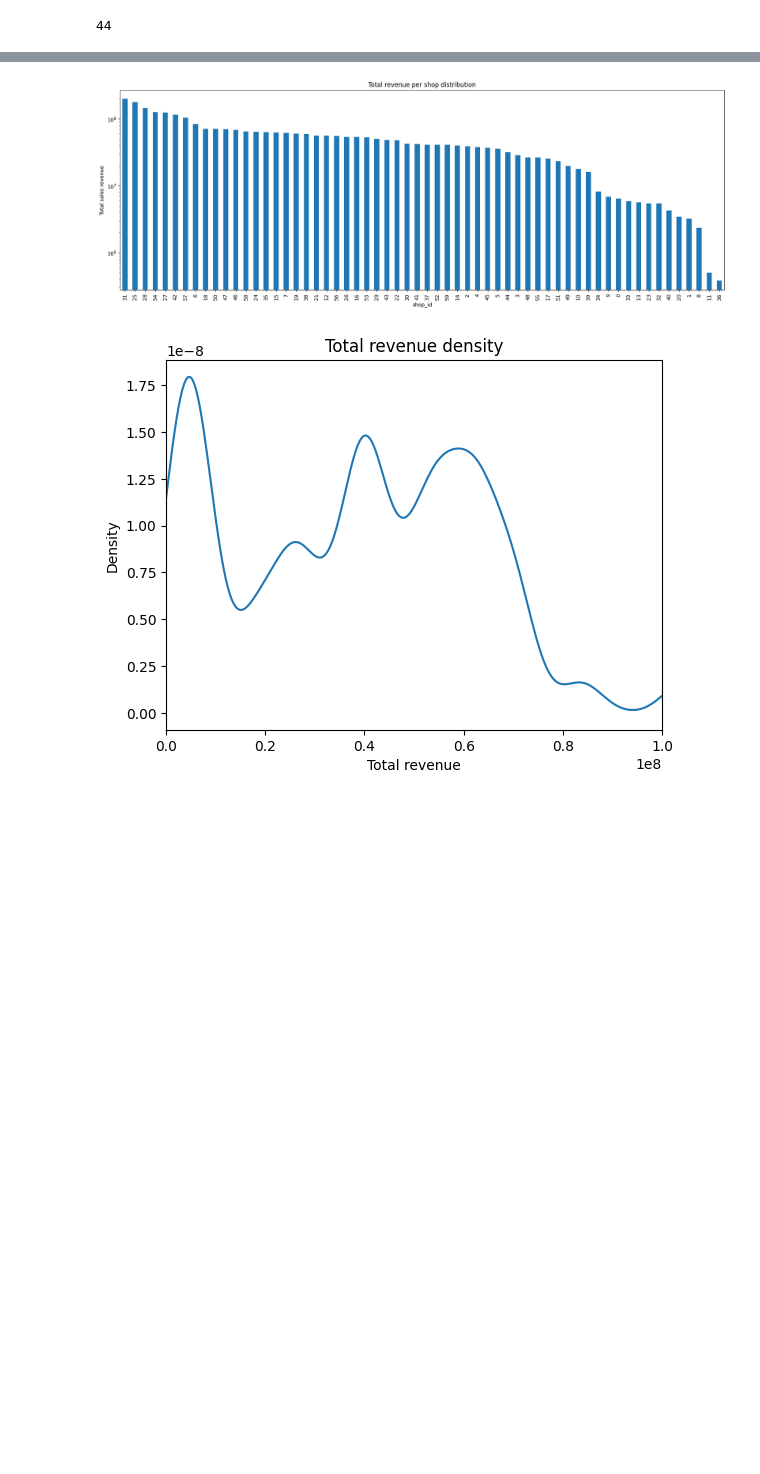
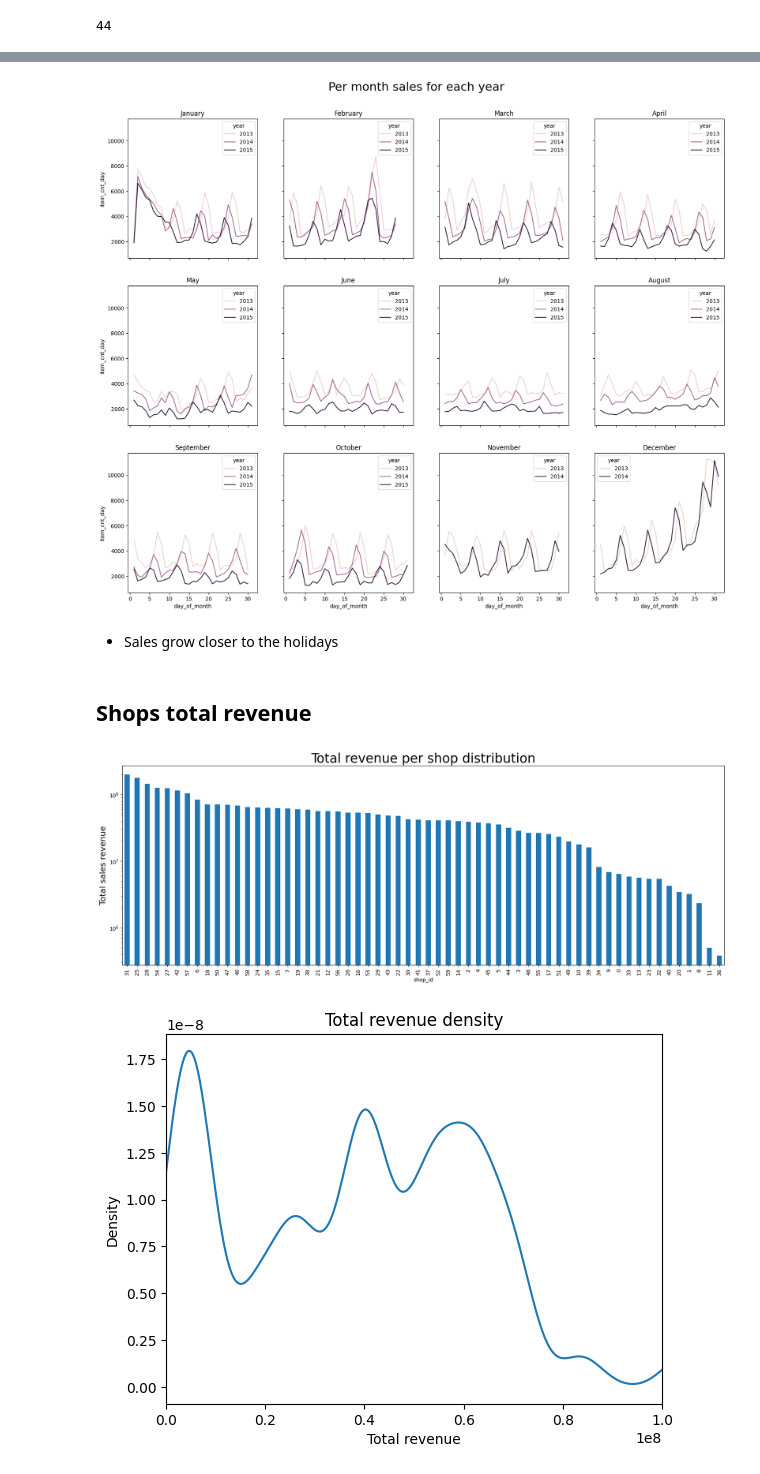
Before and after one commit to Aleksandra-Barysheva/ds_practice, a Jupyter notebook: notebooks/EDA.ipynb, the cells around one changed output, grey strips where cells are left out. Saved outputs shown, nothing was run; the diff lists cells and outputs as text; code cells hidden in the pictures; blank space fills up the shorter version.

```diff
--- a/notebooks/EDA.ipynb
+++ b/notebooks/EDA.ipynb
@@ -139,11 +137,44 @@ max(pd.DataFrame(full_relations.groupby(["year", "week_of_year"])["item_id"].sum
+# %%
+month_item_cnt_day = full_relations.groupby(['year', 'month', 'day_of_month'], as_index=False).item_cnt_day.sum()
+# %%
+months = {1: 'January',
+          2: 'February',
+          3: 'March',
+          4: 'April',
+          5: 'May',
+          6: 'June',
+          7: 'July',
+          8: 'August',
+          9: 'September',
+          10: 'October',
+          11: 'November',
+          12: 'December'}
+# %%
+fig, axes = plt.subplots(3, 4, figsize=(20,16), sharex=True, sharey=True)
+fig.suptitle('Per month sales for each year', y=0.94, size=22)
+for i in range(1,4):
+    for j in range(1,5):
+        sns.lineplot(ax=axes[i-1, j-1],
+                     data = month_item_cnt_day.loc[month_item_cnt_day.month==(i-1)*4+j],
+                     x = 'day_of_month',
+                     y='item_cnt_day',
+                     hue='year'
+                    ).set_title(months[(i-1)*4+j])
+plt.show()
+# %% [output]
+[figure, added]
+# %% [markdown]
+* Sales grow closer to the holidays
+# %% [markdown]
+## Shops total revenue
 # %%
 shops_revenue = full_relations[["shop_id", "day_revenue"]].groupby("shop_id").sum()["day_revenue"]
-plt.title("Total revenue per shop distribution")
-plt.ylabel("Total sales revenue")
+plt.title("Total revenue per shop distribution", size=25)
+plt.ylabel("Total sales revenue", size=16)
 shops_revenue.sort_values(ascending=False).plot.bar(figsize=(21, 7), logy=True)
 plt.show()
 # %% [output]
-[figure, old version]
+[figure, new version]
 # %%
 plt.xlabel("Total revenue")
 plt.xlim([0, 10**8])
```
Also changed, not shown: parts of 46 cells of this notebook.
